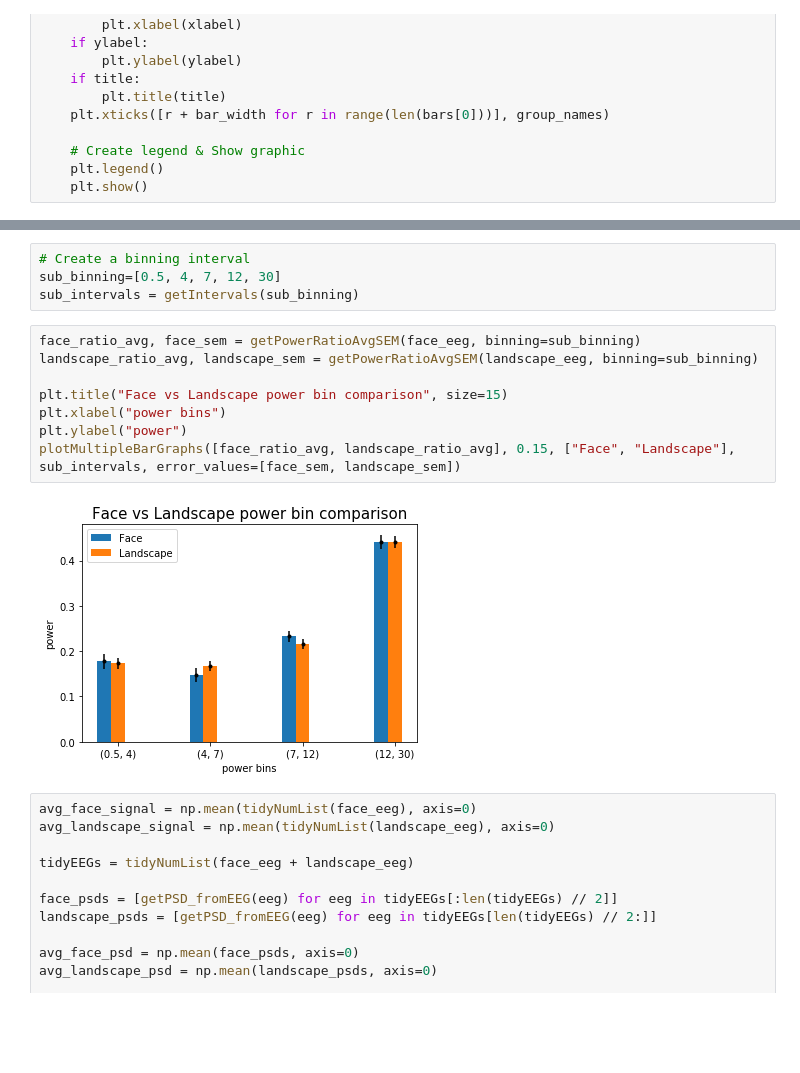
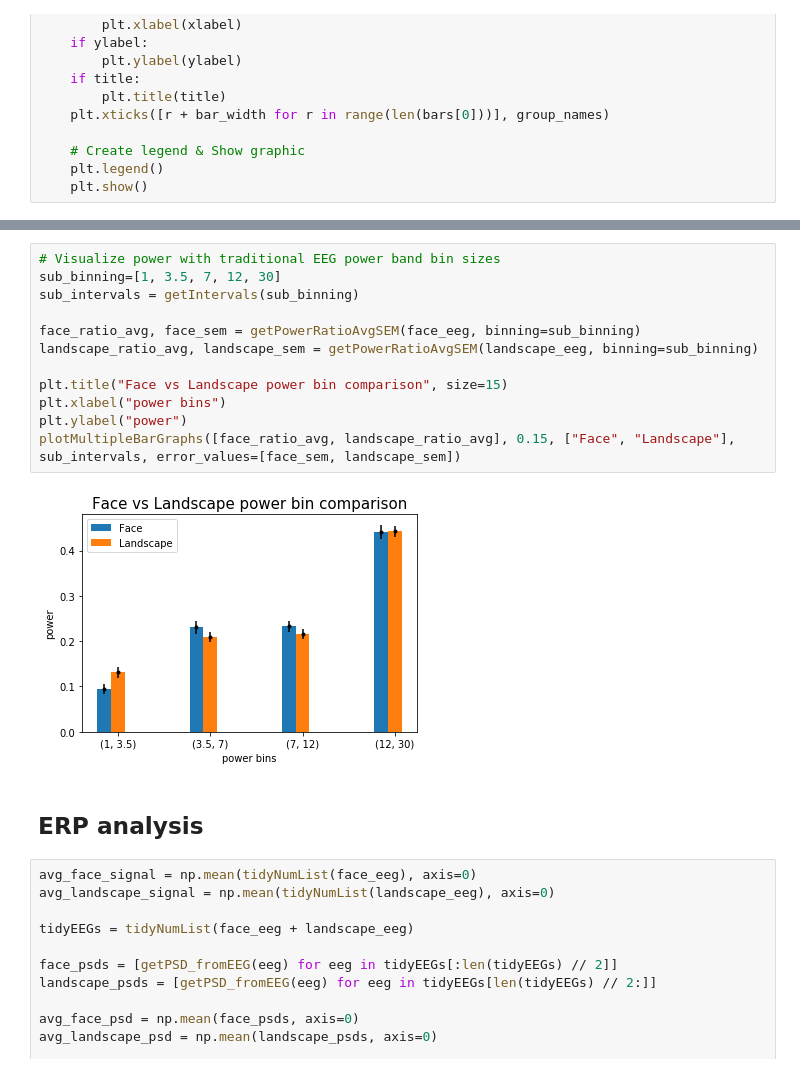
Before and after one commit to NeuroTech-UCSD/EEGFaceDetection, a Jupyter notebook: Data_Analysis/00_View_Data.ipynb, the cells around one changed output, grey strips where cells are left out. Cells and saved outputs as stored; diff of their text form; blank space fills up the shorter version.

```diff
--- a/Data_Analysis/00_View_Data.ipynb
+++ b/Data_Analysis/00_View_Data.ipynb
@@ -301,17 +350,19 @@ plotMultipleBarGraphs([face_ratio_avg, landscape_ratio_avg], 0.15, ["Face", "Lan
-# %%
-# Create a binning interval
-sub_binning=[0.5, 4, 7, 12, 30]
-sub_intervals = getIntervals(sub_binning)
 # %%
+# Visualize power with traditional EEG power band bin sizes
+sub_binning=[1, 3.5, 7, 12, 30]
+sub_intervals = getIntervals(sub_binning)
+
 face_ratio_avg, face_sem = getPowerRatioAvgSEM(face_eeg, binning=sub_binning)
 landscape_ratio_avg, landscape_sem = getPowerRatioAvgSEM(landscape_eeg, binning=sub_binning)
 
 plt.title("Face vs Landscape power bin comparison", size=15)
 plt.xlabel("power bins")
 plt.ylabel("power")
 plotMultipleBarGraphs([face_ratio_avg, landscape_ratio_avg], 0.15, ["Face", "Landscape"], sub_intervals, error_values=[face_sem, landscape_sem])
 # %% [output]
-[figure, old version]
+[figure, new version]
+# %% [markdown]
+## ERP analysis
 # %%
 avg_face_signal = np.mean(tidyNumList(face_eeg), axis=0)
 avg_landscape_signal = np.mean(tidyNumList(landscape_eeg), axis=0)
```
Also changed, not shown: parts of 30 cells of this notebook.
